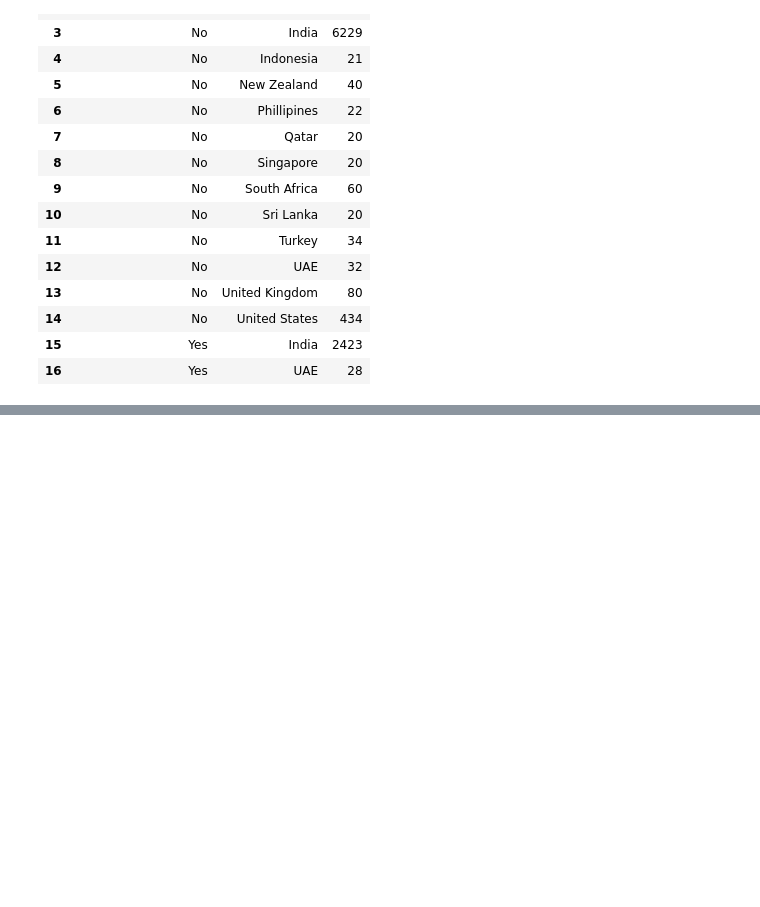
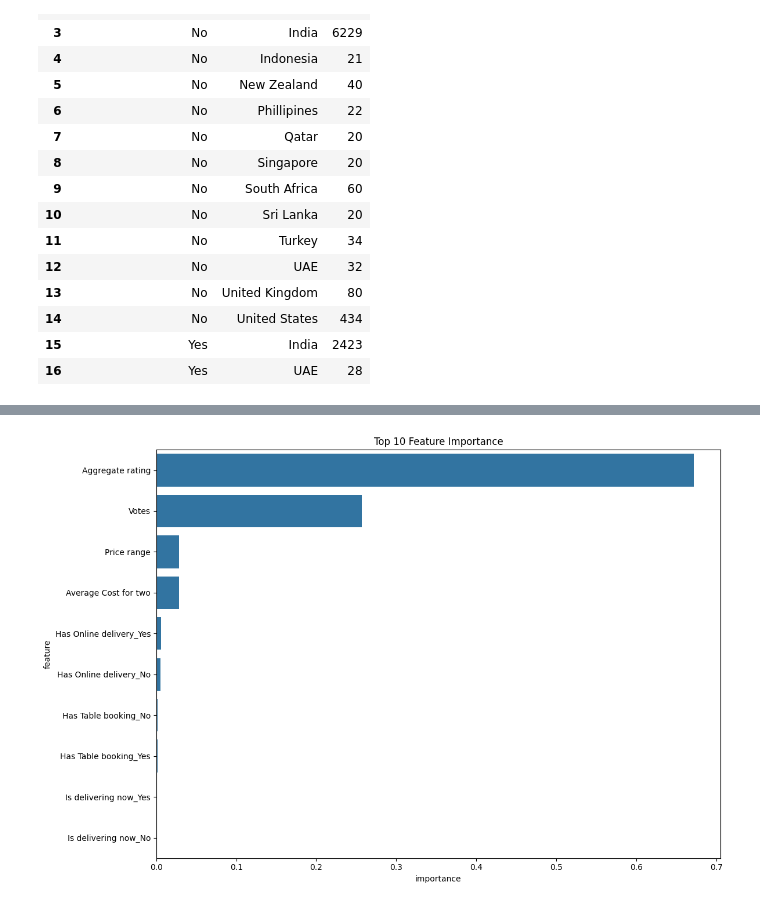
Before and after one commit to Bharatgwl/Data-Science-And-ML, a Jupyter notebook: EDA_ZOMATO.ipynb, the cells around one changed output, grey strips where cells are left out. Cells and saved outputs as stored; diff of their text form; code cells hidden in the pictures; blank space fills up the shorter version.

Commit message:
random forest Classifier model training on zomato data set

```diff
--- a/EDA_ZOMATO.ipynb
+++ b/EDA_ZOMATO.ipynb
@@ -6,4 +6,4 @@ import numpy as np
 import seaborn as sns
 %matplotlib inline
 # %%
-df = pd.read_csv('Zomatodataset/zomato.csv',encoding='latin-1')
+df = pd.read_csv('DATA/Zomatodataset/zomato.csv',encoding='latin-1')
@@ -95,4 +98,4 @@ sns.heatmap(df.isnull(), yticklabels=False, cbar=False, cmap='viridis') ## cant
 <Axes: >
 [figure]
 # %%
-df_country=pd.read_excel('Zomatodataset/Country-Code.xlsx')
+df_country=pd.read_excel('DATA/Zomatodataset/Country-Code.xlsx')
@@ -408,0 +437,83 @@ final_df[['Has Online delivery','Country']].groupby(['Has Online delivery','Coun
+# %%
+
+print("Data Cleaning and Model Training")
+
+# 1. Data Cleaning
+print("Cleaning data...")
+# Remove duplicates
+final_df.drop_duplicates(inplace=True)
+
+# Handle missing values
+final_df.dropna(inplace=True)
+
+# 2. Feature Selection/Engineering
+print("Selecting and engineering features...")
+numeric_features = ['Votes', 'Average Cost for two', 'Aggregate rating', 'Price range']
+categorical_features = ['Has Table booking', 'Has Online delivery', 'Is delivering now', 'Switch to order menu']
+
+# Ensure all categorical features are of type 'object'
+for feature in categorical_features:
+    final_df[feature] = final_df[feature].astype('object')
+
+# One-hot encode categorical features
+X = pd.get_dummies(final_df[numeric_features + categorical_features], columns=categorical_features)
+
+# Target variable
+y = final_df['Rating text']
+
+# 3. Preprocessing
+print("Preprocessing data...")
+from sklearn.model_selection import train_test_split
+from sklearn.preprocessing import StandardScaler
+from sklearn.ensemble import RandomForestClassifier
+from sklearn.metrics import classification_report, confusion_matrix
+
+# Split the data
+X_train, X_test, y_train, y_test = train_test_split(X, y, test_size=0.2, random_state=42)
+
+# Scale the numeric features
+scaler = StandardScaler()
+X_train_scaled = X_train.copy()
+X_test_scaled = X_test.copy()
+X_train_scaled[numeric_features] = scaler.fit_transform(X_train[numeric_features])
+X_test_scaled[numeric_features] = scaler.transform(X_test[numeric_features])
+
+# 4. Model Training
+print("Training model...")
+# Train a Random Forest Classifier
+rf_classifier = RandomForestClassifier(n_estimators=100, random_state=42)
+rf_classifier.fit(X_train_scaled, y_train)
+
+# Make predictions
+y_pred = rf_classifier.predict(X_test_scaled)
+
+# Print the classification report
+print("\nClassification Report:")
+print(classification_report(y_test, y_pred))
+
+
+# Print the confusion matrix
+print("\nConfusion Matrix:")
+print(confusion_matrix(y_test, y_pred))
+
+# Feature importance
+feature_importance = pd.DataFrame({'feature': X.columns, 'importance': rf_classifier.feature_importances_})
+feature_importance = feature_importance.sort_values('importance', ascending=False)
+print("\nFeature Importance:")
+print(feature_importance)
+
+
+
+# Calculate and print the accuracy
+accuracy = rf_classifier.score(X_test_scaled, y_test)
+print(f"\nModel Accuracy: {accuracy:.2%}")
+
+# Visualize feature importance
+plt.figure(figsize=(12, 8))
+sns.barplot(x='importance', y='feature', data=feature_importance.head(10))
+plt.title('Top 10 Feature Importance')
+plt.tight_layout()
+plt.show()
+
+print("Model training and evaluation complete.")
+# %% [output]
@@ -408,0 +562 @@ final_df[['Has Online delivery','Country']].groupby(['Has Online delivery','Coun
+[figure, added]
```
Also changed, not shown: parts of 8 cells of this notebook, 3 other files.
